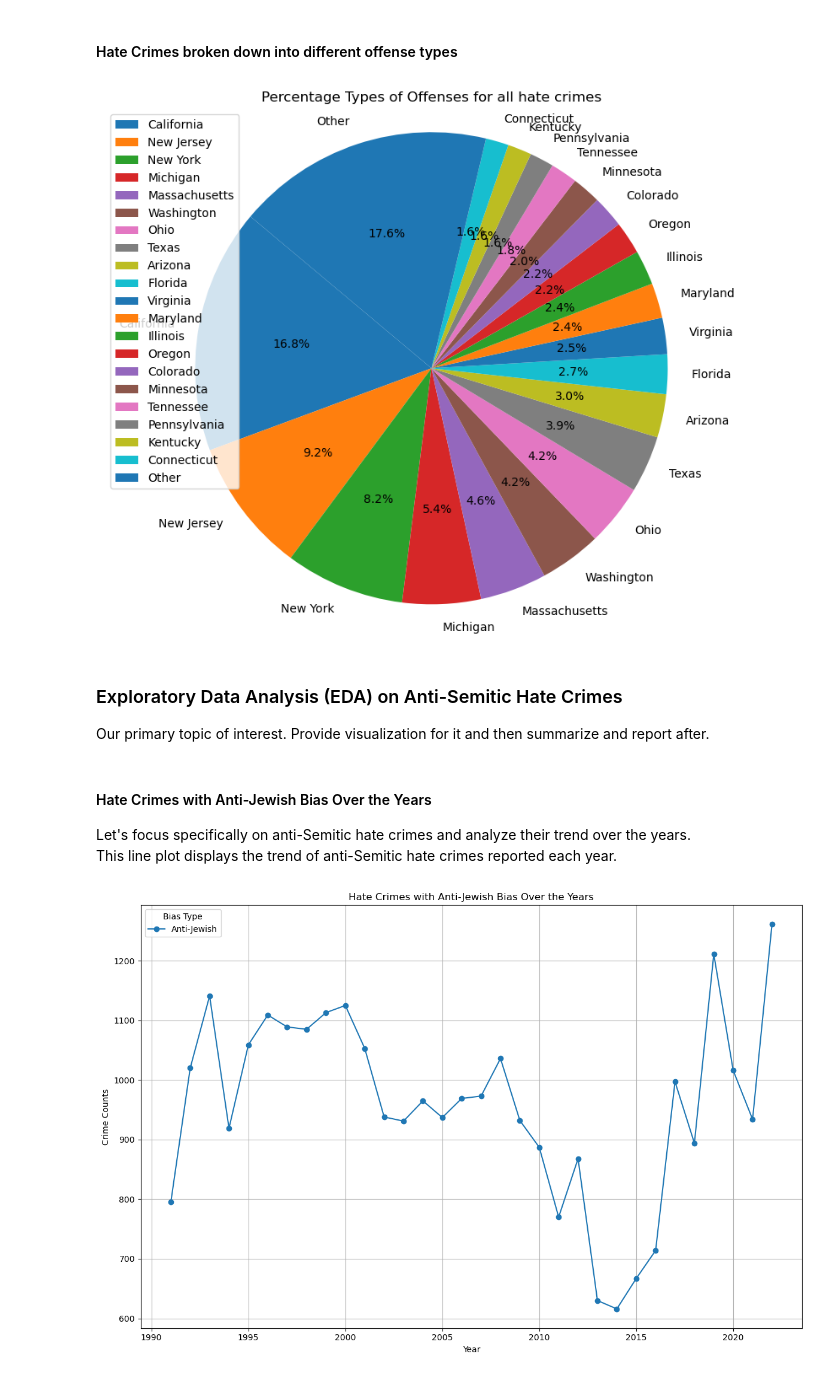
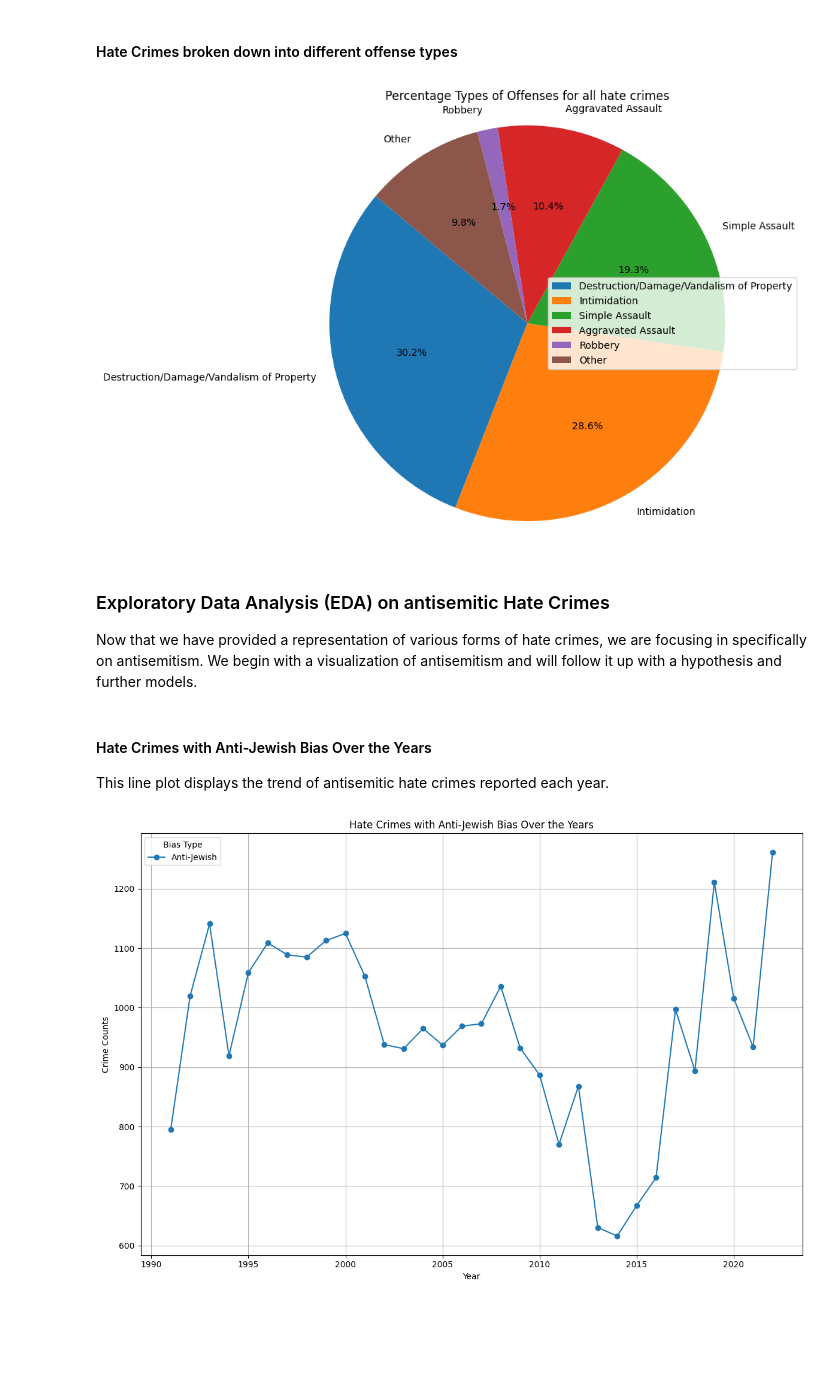
Before and after one commit to e-sider/cmsc320-final, a Jupyter notebook: newer_final_tutorial.ipynb, the cells around one changed output. Saved outputs shown, nothing was run; the diff lists cells and outputs as text; code cells hidden in the pictures; blank space fills up the shorter version.

```diff
--- a/newer_final_tutorial.ipynb
+++ b/newer_final_tutorial.ipynb
@@ -208,36 +188,37 @@ plt.show()
 # %% [markdown]
 #### Hate Crimes broken down into different offense types
 # %%
+percentage_per_state = (expanded_data['offense_name'].value_counts() / len(expanded_data)) * 100
+
+
 # Filter out categories with percentages less than 1.5%
 other_threshold = 1.5
 main_categories = percentage_per_state[percentage_per_state >= other_threshold]
 other_categories = percentage_per_state[percentage_per_state < other_threshold]
 
 # Combine the filtered categories into an "other" category
 other_percentage = other_categories.sum()
 main_categories['Other'] = other_percentage
 
 # Plotting
 plt.figure(figsize=(10, 8))
 main_categories.plot(kind='pie', autopct='%1.1f%%', startangle=140)
 plt.title('Percentage Types of Offenses for all hate crimes')
 plt.ylabel('')  # Remove the y-label
 plt.axis('equal')  # Equal aspect ratio ensures that pie is drawn as a circle
 
 # Add legend with the 'Other' category
 plt.legend(main_categories.index, loc='best')
 
 plt.show()
 # %% [output]
-[figure, old version]
+[figure, new version]
-# %% [markdown]
-### Exploratory Data Analysis (EDA) on Anti-Semitic Hate Crimes
-Our primary topic of interest.
-Provide visualization for it and then summarize and report after.
+# %% [markdown]
+### Exploratory Data Analysis (EDA) on antisemitic Hate Crimes
+Now that we have provided a representation of various forms of hate crimes, we are focusing in specifically on antisemitism. We begin with a visualization of antisemitism and will follow it up with a hypothesis and further models.
 # %% [markdown]
 #### Hate Crimes with Anti-Jewish Bias Over the Years
-Let's focus specifically on anti-Semitic hate crimes and analyze their trend over the years.
-This line plot displays the trend of anti-Semitic hate crimes reported each year.
+This line plot displays the trend of antisemitic hate crimes reported each year.
 # %%
 # Filter the expanded_data DataFrame to include only the rows with the "Anti-Jewish" bias category
 anti_jewish_data = expanded_data[expanded_data['bias_desc'] == 'Anti-Jewish']
```
Also changed, not shown: parts of 20 cells of this notebook.
